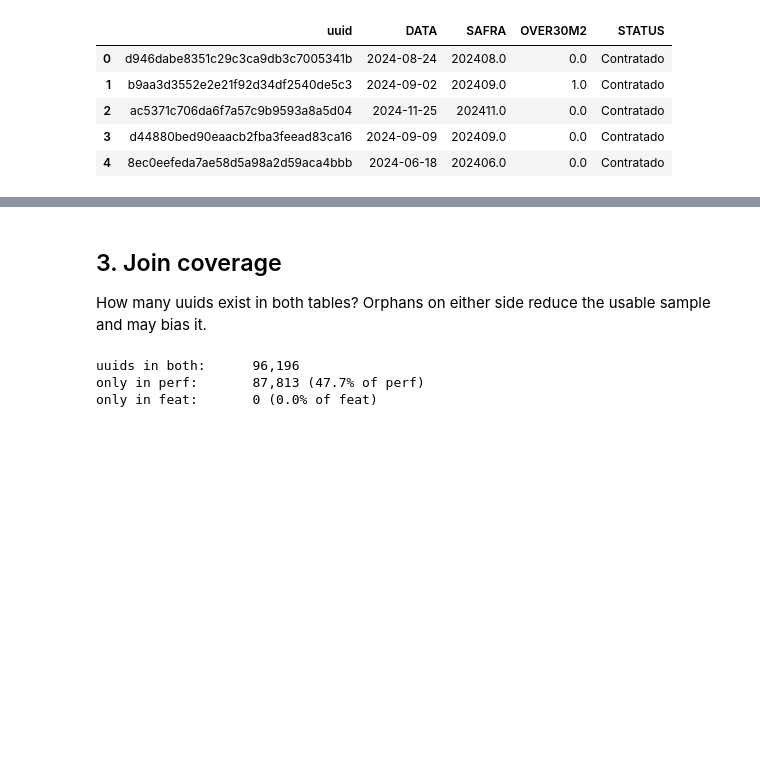
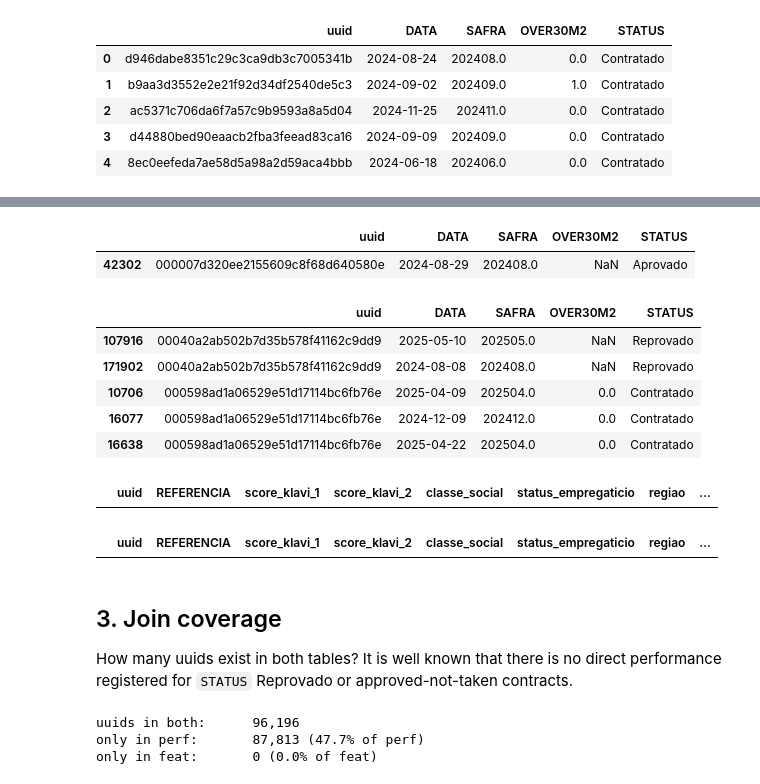
Before and after one commit to nocedan/credit-policy-analisys, a Jupyter notebook: notebooks/1.0-dn-initial-data-exploration.ipynb, the cells around one changed output, grey strips where cells are left out. Drawn from its saved outputs; the diff is of its cells as text; code cells hidden in the pictures; blank space fills up the shorter version.

```diff
--- a/notebooks/1.0-dn-initial-data-exploration.ipynb
+++ b/notebooks/1.0-dn-initial-data-exploration.ipynb
@@ -99,7 +110,30 @@ feat rows with repeated uuid: 333,361
+# %%
+perf.query("uuid == '000007d320ee2155609c8f68d640580e'")
+# %% [output]
+|  | uuid | DATA | SAFRA | OVER30M2 | STATUS |
+| 42302 | 000007d320ee2155609c8f68d640580e | 2024-08-29 | 202408.0 | NaN | Aprovado |
+# %%
+dup_uuid_perf.head(5)
+# %% [output]
+|  | uuid | DATA | SAFRA | OVER30M2 | STATUS |
+| 107916 | 00040a2ab502b7d35b578f41162c9dd9 | 2025-05-10 | 202505.0 | NaN | Reprovado |
+| 171902 | 00040a2ab502b7d35b578f41162c9dd9 | 2024-08-08 | 202408.0 | NaN | Reprovado |
+| 10706 | 000598ad1a06529e51d17114bc6fb76e | 2025-04-09 | 202504.0 | 0.0 | Contratado |
+| 16077 | 000598ad1a06529e51d17114bc6fb76e | 2024-12-09 | 202412.0 | 0.0 | Contratado |
+| 16638 | 000598ad1a06529e51d17114bc6fb76e | 2025-04-22 | 202504.0 | 0.0 | Contratado |
+# %%
+feat.query("uuid == '00040a2ab502b7d35b578f41162c9dd9'")
+# %% [output]
+|  | uuid | REFERENCIA | score_klavi_1 | score_klavi_2 | classe_social | status_empregaticio | regiao | ... |
+# %%
+feat.query("uuid == '000598ad1a06529e51d17114bc6fb76e'")
+# %% [output]
+|  | uuid | REFERENCIA | score_klavi_1 | score_klavi_2 | classe_social | status_empregaticio | regiao | ... |
 # %% [markdown]
 ## 3. Join coverage
 
-How many uuids exist in both tables? Orphans on either side reduce the usable sample and may bias it.
+How many uuids exist in both tables?
+It is well known that there is no direct performance registered for `STATUS` Reprovado or approved-not-taken contracts.
 # %%
 perf_ids = set(perf["uuid"])
 feat_ids = set(feat["uuid"])
```
Also changed, not shown: parts of 9 cells of this notebook, 2 other files.
